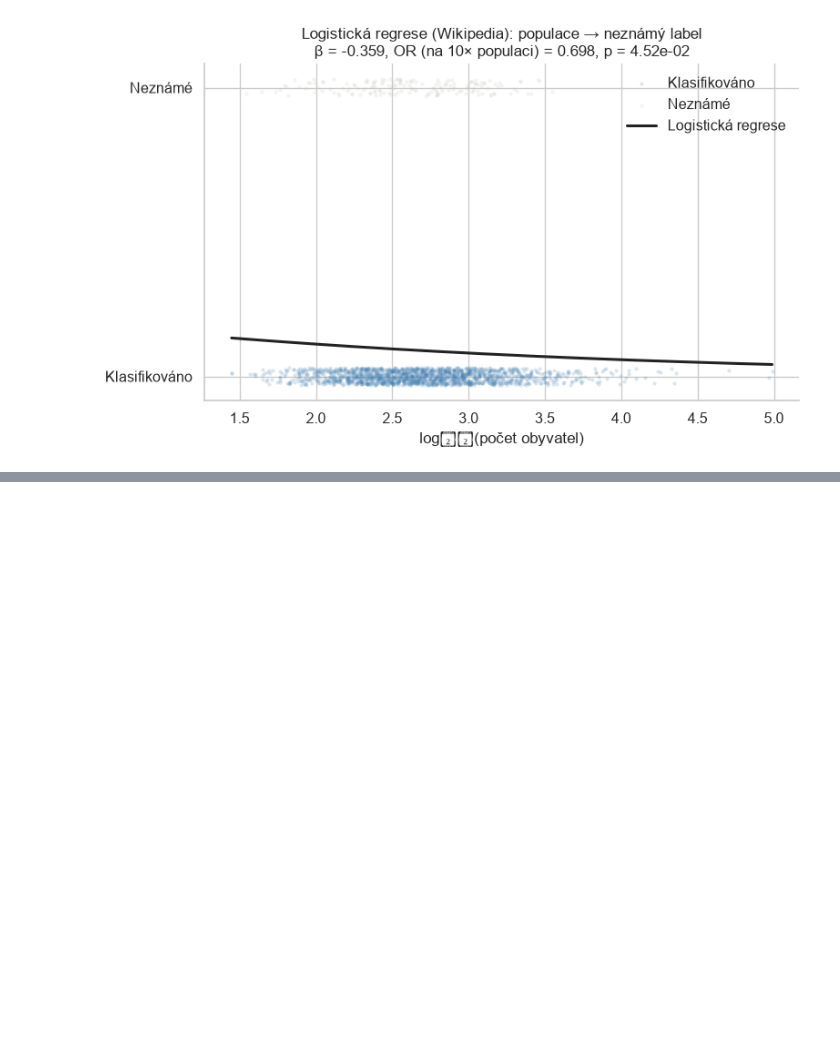
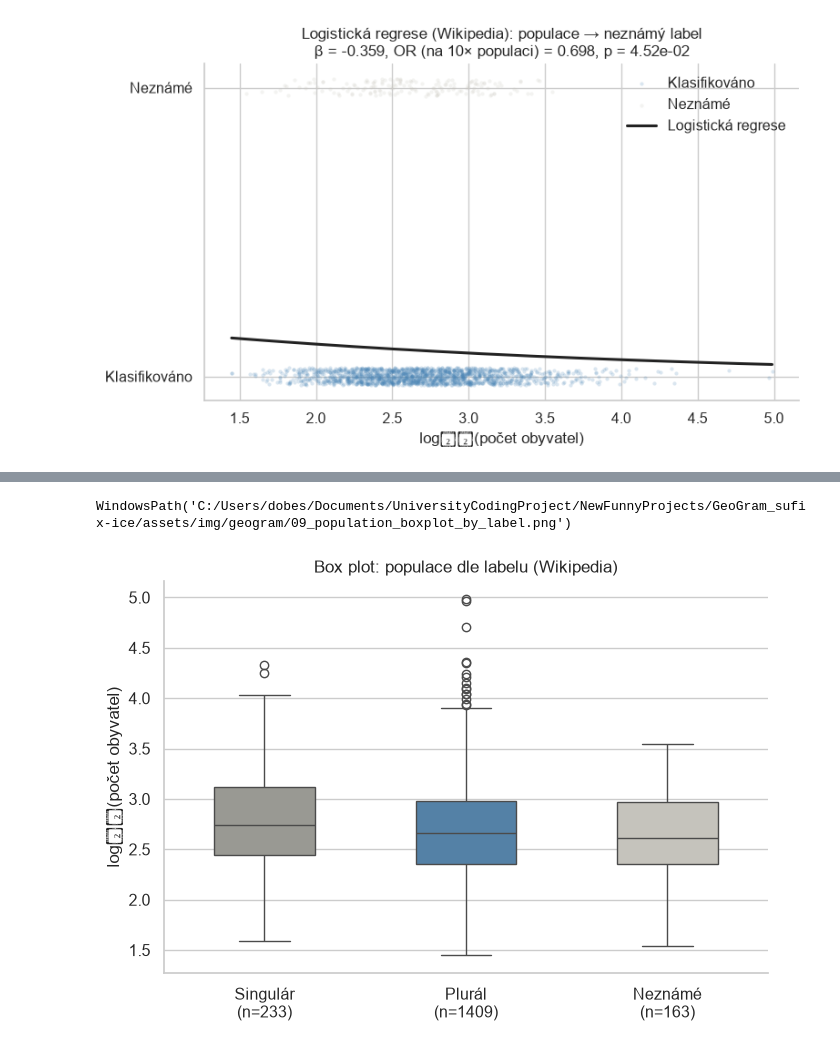
Before and after one commit to Dobes-Michal-Tobias/GeoGram_sufix-ice, a Jupyter notebook: notebooks/09-unknown-vs-population.ipynb, the cells around one changed output, grey strips where cells are left out. Cells and saved outputs as stored; diff of their text form; code cells hidden in the pictures; blank space fills up the shorter version.

```diff
--- a/notebooks/09-unknown-vs-population.ipynb
+++ b/notebooks/09-unknown-vs-population.ipynb
@@ -131,0 +144,6 @@ population_total    -0.3592      0.179     -2.002      0.045      -0.711      -0
+# %%
+fig = viz.plot_population_by_label(df, kind="box")
+viz.save_fig(fig, "09_population_boxplot_by_label")
+# %% [output]
+WindowsPath('C:/Users/dobes/Documents/UniversityCodingProject/NewFunnyProjects/GeoGram_sufix-ice/assets/img/geogram/09_population_boxplot_by_label.png')
+[figure, added]
```
Also changed, not shown: parts of 9 cells of this notebook, 3 other files.
